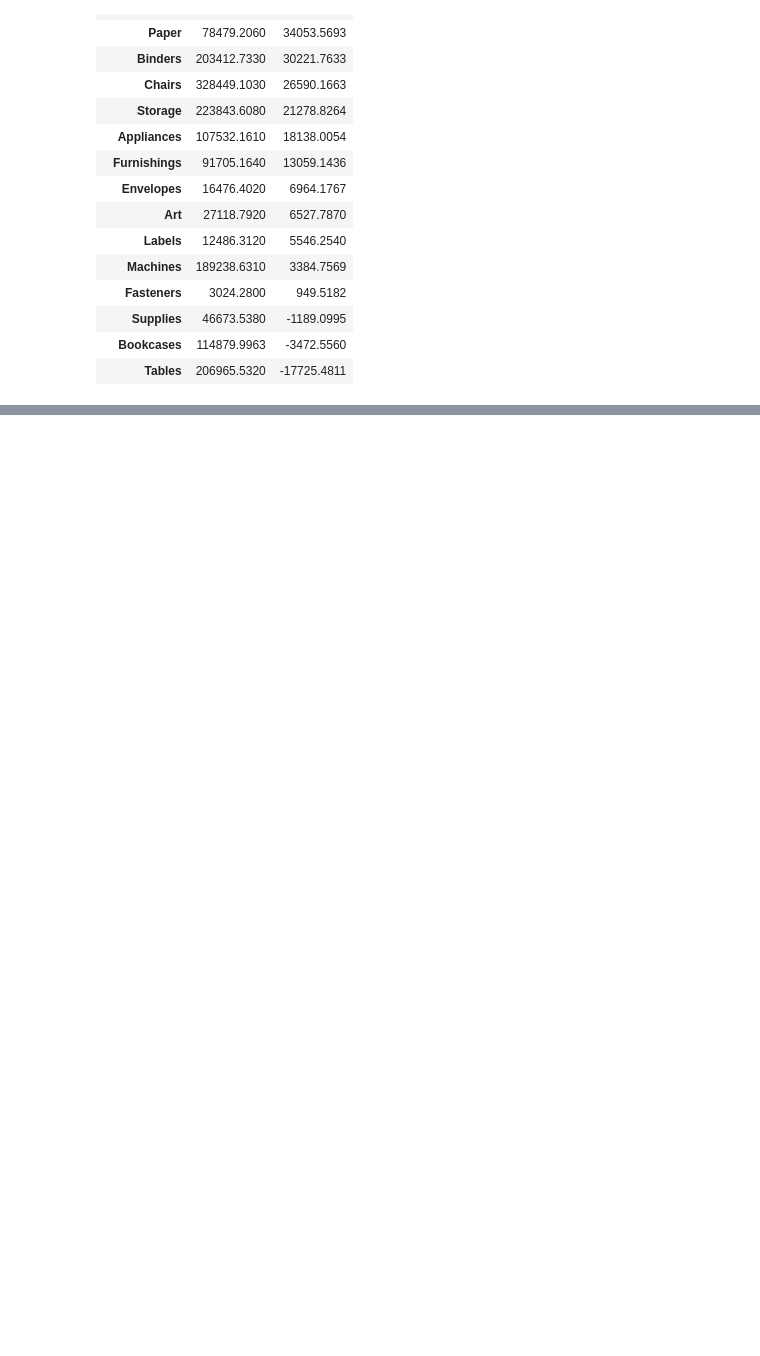
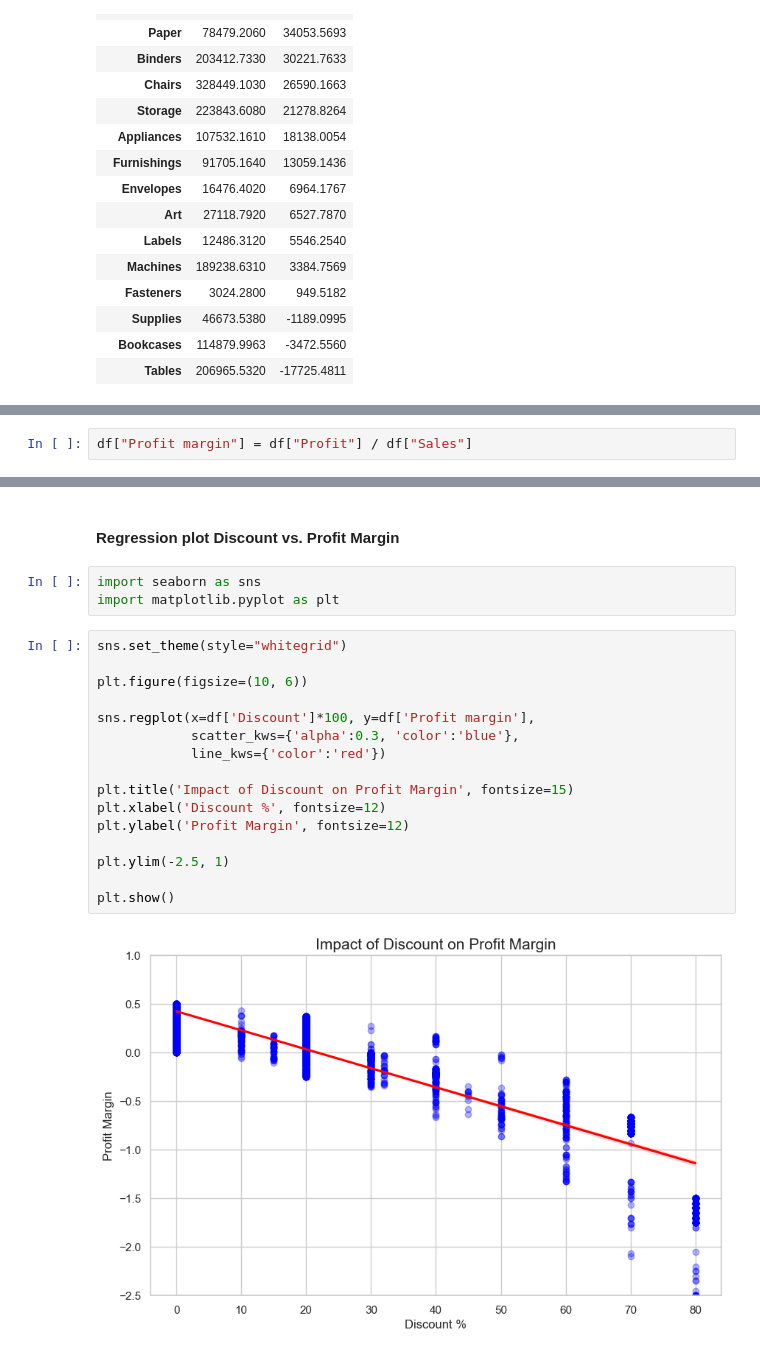
Before and after one commit to JuhoVartiainen/Retail-Sales-Analysis-Forecasting-using-Python-Pandas-and-Power-BI, a Jupyter notebook: notebooks/analysis.ipynb, the cells around one changed output, grey strips where cells are left out. Saved outputs shown, nothing was run; the diff lists cells and outputs as text; blank space fills up the shorter version.

Commit message:
add linear regression model + plot discount vs profit margin

```diff
--- a/notebooks/analysis.ipynb
+++ b/notebooks/analysis.ipynb
@@ -125,0 +132,2 @@ df.groupby(by="Sub-Category")[["Sales", "Profit"]].sum().sort_values(by="Profit"
+# %%
+df["Profit margin"] = df["Profit"] / df["Sales"]
@@ -125,0 +192,23 @@ df.groupby(by="Sub-Category")[["Sales", "Profit"]].sum().sort_values(by="Profit"
+# %% [markdown]
+#### Regression plot Discount vs. Profit Margin
+# %%
+import seaborn as sns
+import matplotlib.pyplot as plt
+# %%
+sns.set_theme(style="whitegrid")
+
+plt.figure(figsize=(10, 6))
+
+sns.regplot(x=df['Discount']*100, y=df['Profit margin'],
+            scatter_kws={'alpha':0.3, 'color':'blue'},
+            line_kws={'color':'red'})
+
+plt.title('Impact of Discount on Profit Margin', fontsize=15)
+plt.xlabel('Discount %', fontsize=12)
+plt.ylabel('Profit Margin', fontsize=12)
+
+plt.ylim(-2.5, 1)
+
+plt.show()
+# %% [output]
+[figure, added]
```
Also changed, not shown: parts of 14 cells of this notebook.
